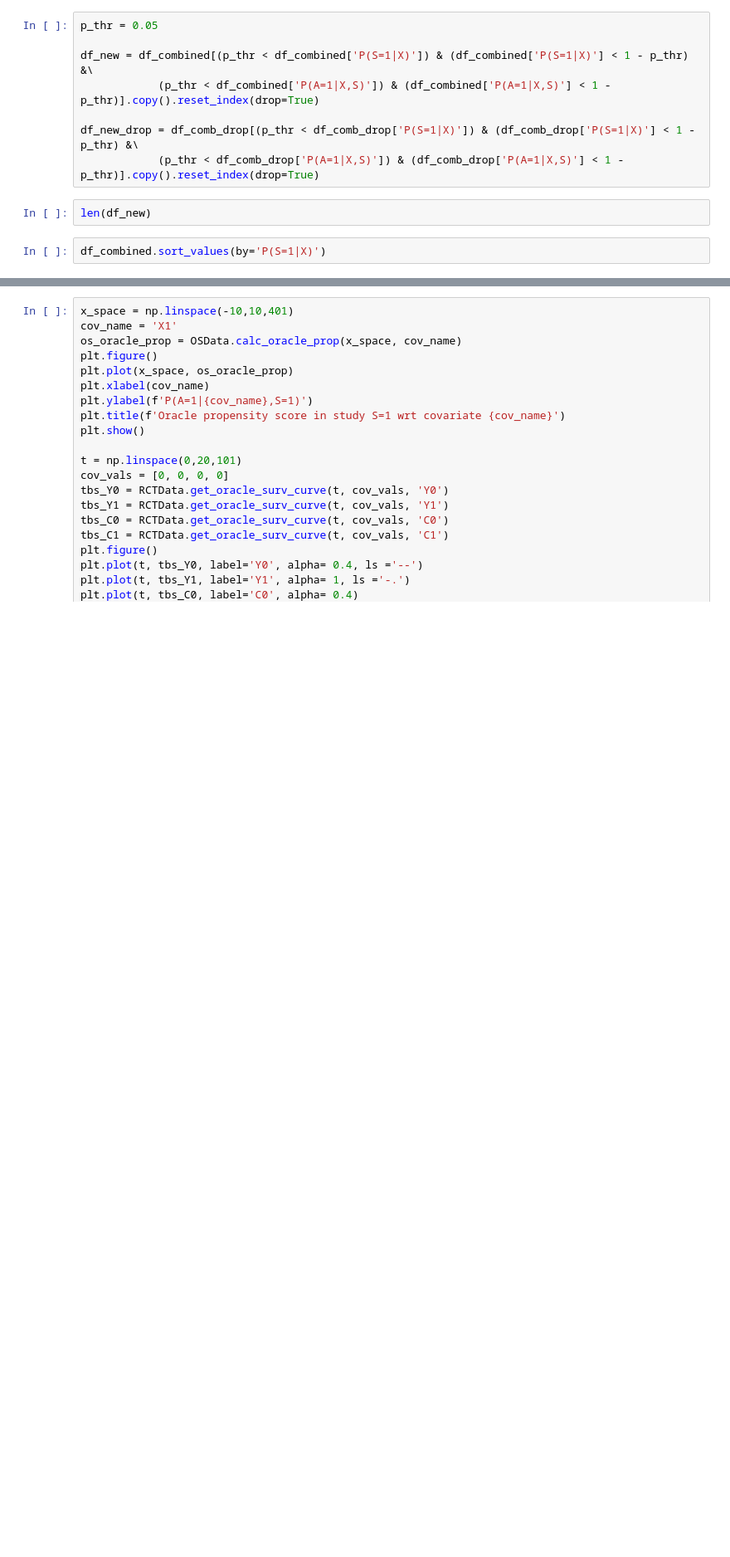
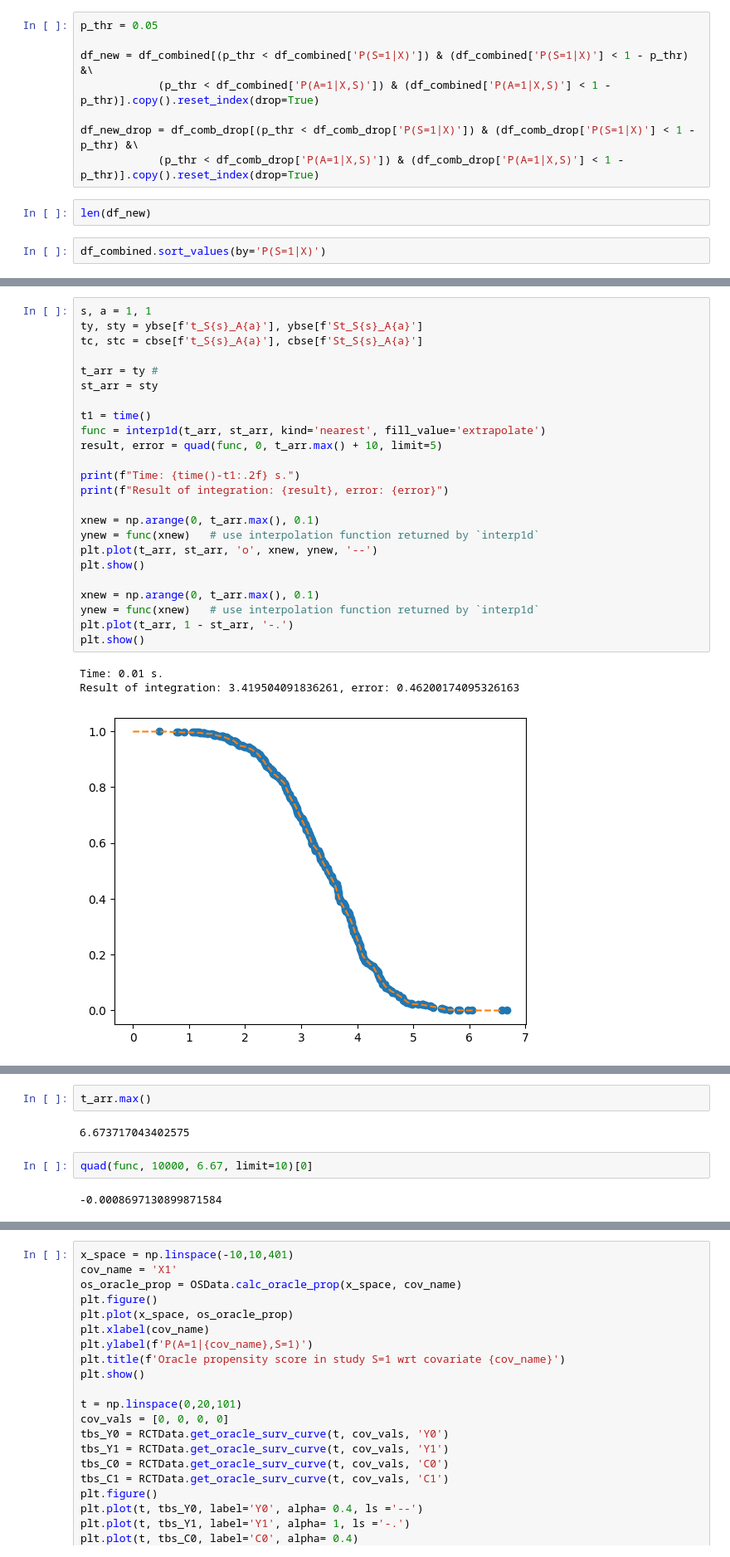
Before and after one commit to demireal/censored-mmr, a Jupyter notebook: main.ipynb, the cells around one changed output, grey strips where cells are left out. Shown at 83% size. Drawn from its saved outputs; the diff is of its cells as text; blank space fills up the shorter version.

```diff
--- a/main.ipynb
+++ b/main.ipynb
@@ -181,0 +157,28 @@ plt.show()
+# %%
+s, a = 1, 1
+ty, sty = ybse[f't_S{s}_A{a}'], ybse[f'St_S{s}_A{a}']
+tc, stc = cbse[f't_S{s}_A{a}'], cbse[f'St_S{s}_A{a}']
+
+t_arr = ty #
+st_arr = sty
+
+t1 = time()
+func = interp1d(t_arr, st_arr, kind='nearest', fill_value='extrapolate')
+result, error = quad(func, 0, t_arr.max() + 10, limit=5)
+
+print(f"Time: {time()-t1:.2f} s.")
+print(f"Result of integration: {result}, error: {error}")
+
+xnew = np.arange(0, t_arr.max(), 0.1)
+ynew = func(xnew)   # use interpolation function returned by `interp1d`
+plt.plot(t_arr, st_arr, 'o', xnew, ynew, '--')
+plt.show()
+
+xnew = np.arange(0, t_arr.max(), 0.1)
+ynew = func(xnew)   # use interpolation function returned by `interp1d`
+plt.plot(t_arr, 1 - st_arr, '-.')
+plt.show()
+# %% [output]
+Time: 0.01 s.
+Result of integration: 3.419504091836261, error: 0.46200174095326163
+[figure, added]
@@ -181,0 +186,8 @@ plt.show()
+# %%
+t_arr.max()
+# %% [output]
+6.673717043402575
+# %%
+quad(func, 10000, 6.67, limit=10)[0]
+# %% [output]
+-0.0008697130899871584
```
Also changed, not shown: parts of 12 cells of this notebook, 7 other files.
